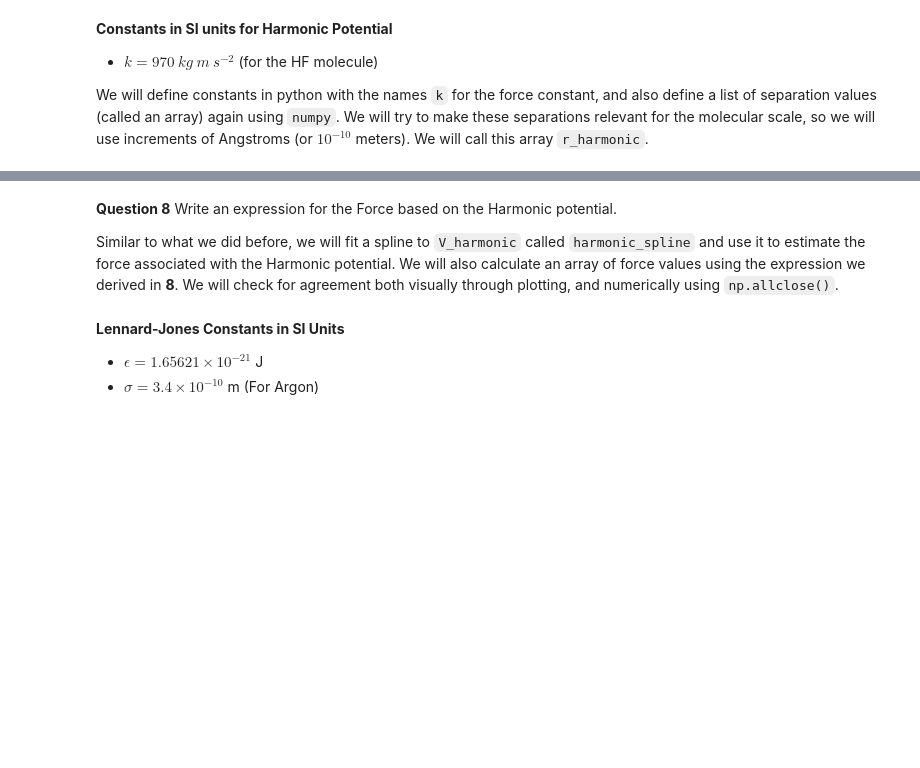
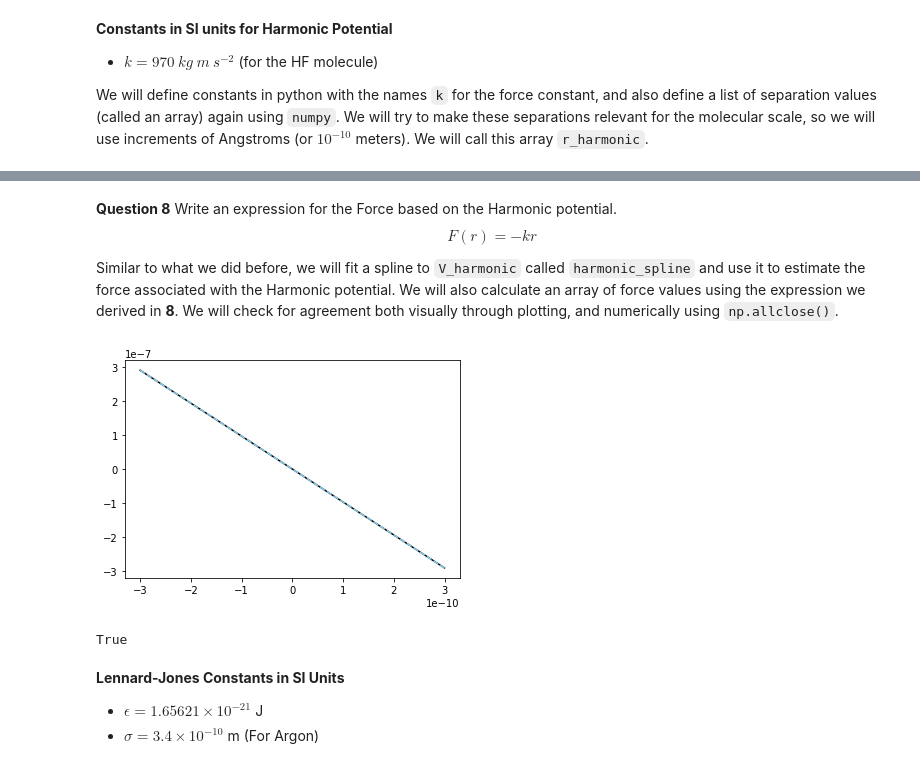
Before and after one commit to FoleyLab/Chem_3150, a Jupyter notebook: Nick_Puglisi/3150 Lab 1 - Pair Potentials.ipynb, the cells around one changed output, grey strips where cells are left out. Cells and saved outputs as stored; diff of their text form; code cells hidden in the pictures; blank space fills up the shorter version.

```diff
--- a/3150 Lab 1 - Pair Potentials.ipynb
+++ b/Nick_Puglisi/3150 Lab 1 - Pair Potentials.ipynb
@@ -151,17 +153,28 @@ plt.show()
 # %% [markdown]
 **Question 8** Write an expression for the Force based on the Harmonic potential.
+$$ F(r) = -kr $$
 
 Similar to what we did before, we will fit a spline to `V_harmonic` called `harmonic_spline` and use it to estimate the force associated with the Harmonic potential.  We will also calculate an array of force values using the expression we derived in **8**. We will check for agreement both visually through plotting, and numerically using `np.allclose()`.
 # %%
 # Compute F from Harmonic potential using your result from 8 here
+F_harmonic = -k * r_harmonic
 
 # Fit a spline to V_Harmonic here
+harmonic_spline  = UnivariateSpline(r_harmonic, V_harmonic, k=3)
 
 # Use the derivative() method of the spline to define a force
+F_harmonic_from_spline = harmonic_spline.derivative()
 
 # plot the spline force vs the force from your expression here
+plt.plot(r_harmonic, F_harmonic, "black")
+plt.plot(r_harmonic, -1 * F_harmonic_from_spline(r_harmonic), color="skyblue", linestyle='dashed')
+plt.show()
 
 # use np.allclose() to check if these two match
+np.allclose(F_harmonic, -1 * F_harmonic_from_spline(r_harmonic))
+# %% [output]
+[figure, added]
+True
 # %% [markdown]
 **Lennard-Jones Constants in SI Units**
 - $\epsilon = 1.65621 × 10^{-21}$ J
```
Also changed, not shown: parts of 3 cells of this notebook.
